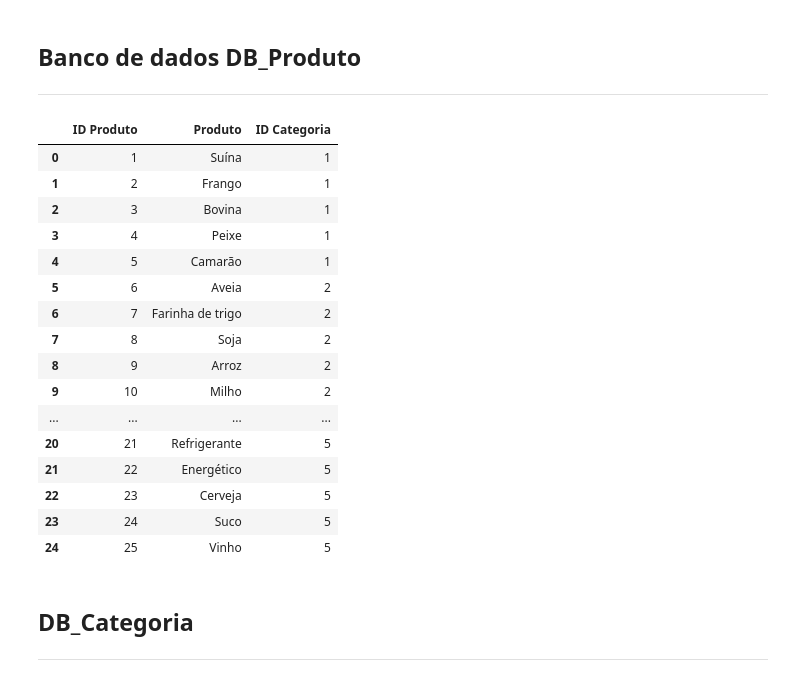
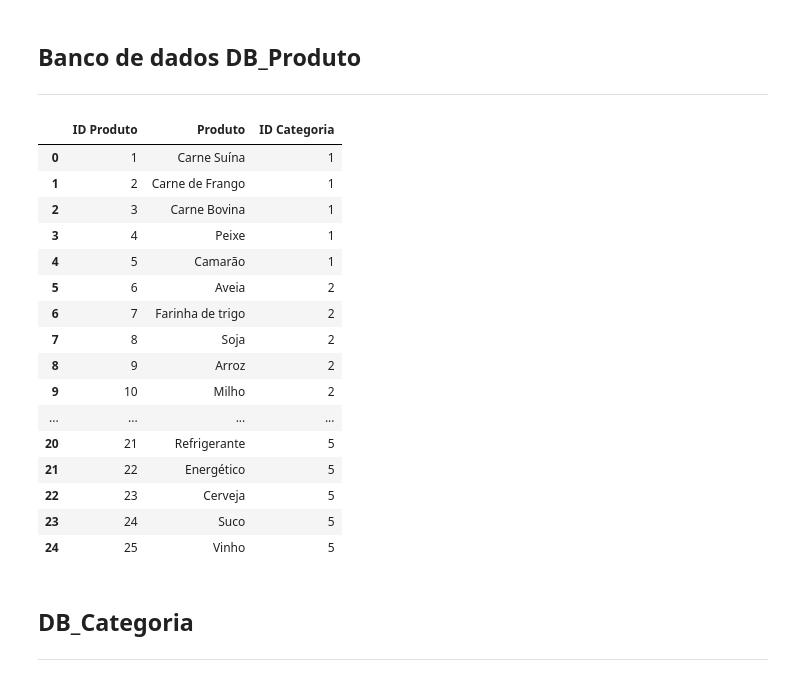
Before and after one commit to Tiago-HCruz/Loja-Mercadoria-Alimenticios, a Jupyter notebook: Python/Script_Proj_Varejo.ipynb, the cells around one changed output. Saved outputs shown, nothing was run; the diff lists cells and outputs as text; code cells hidden in the pictures.

```diff
--- a/Python/Script_Proj_Varejo.ipynb
+++ b/Python/Script_Proj_Varejo.ipynb
@@ -263,24 +263,24 @@ DB_Vendedor
 # %%
 DB_Produto = pd.DataFrame({
 "ID Produto": list(range(1, 26)),
-"Produto": ["Suína", "Frango", "Bovina", "Peixe", "Camarão",
+"Produto": ["Carne Suína", "Carne de Frango", "Carne Bovina", "Peixe", "Camarão",
             "Aveia", "Farinha de trigo", "Soja", "Arroz", "Milho",
             "Maçã", "Melancia", "Limão", "Maracujá", "Banana",
             "Alface", "Abobrinha", "pepino", "Berinjela", "Tomate",
             "Refrigerante", "Energético", "Cerveja", "Suco", "Vinho"],
 "ID Categoria": [1]*5 + [2]*5 + [3]*5 + [4]*5 + [5]*5
 })
 
 
 DB_Produto
 
 #aba1 = planilha.sheet1
 #aba1.update([DB_Produto.columns.values.tolist()] + DB_Produto.fillna(-1).values.tolist())
 # %% [output]
 |  | ID Produto | Produto | ID Categoria |
-| 0 | 1 | Suína | 1 |
-| 1 | 2 | Frango | 1 |
-| 2 | 3 | Bovina | 1 |
+| 0 | 1 | Carne Suína | 1 |
+| 1 | 2 | Carne de Frango | 1 |
+| 2 | 3 | Carne Bovina | 1 |
 | 3 | 4 | Peixe | 1 |
 | 4 | 5 | Camarão | 1 |
 | 5 | 6 | Aveia | 2 |
```
